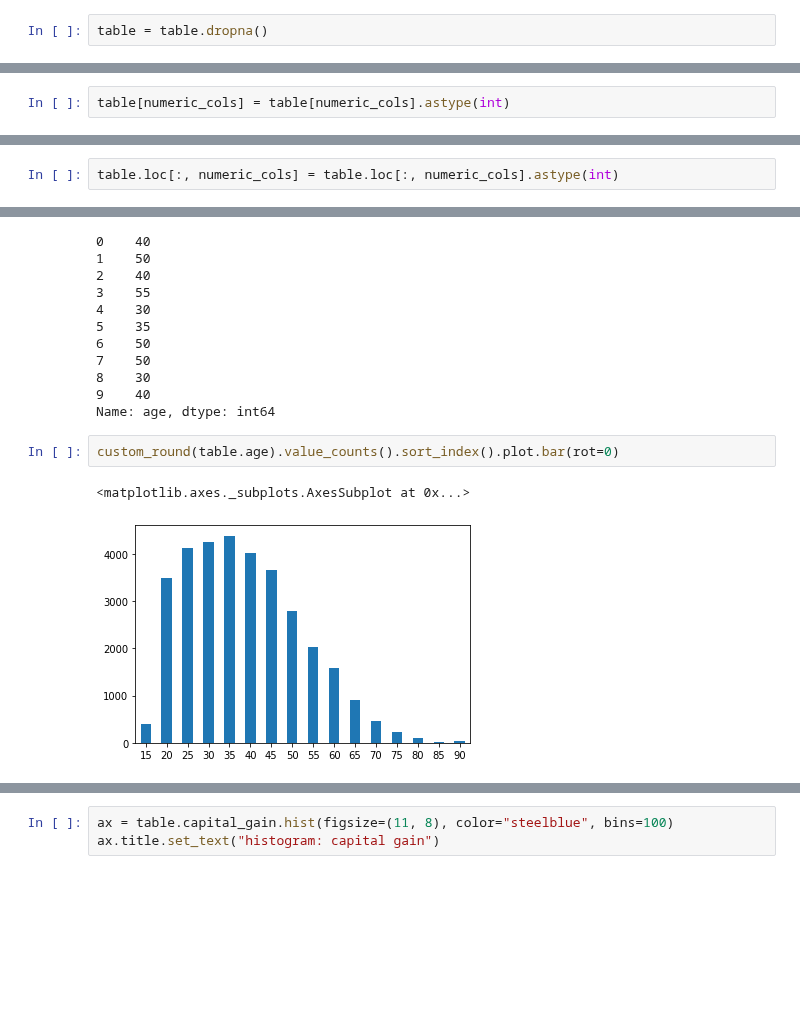
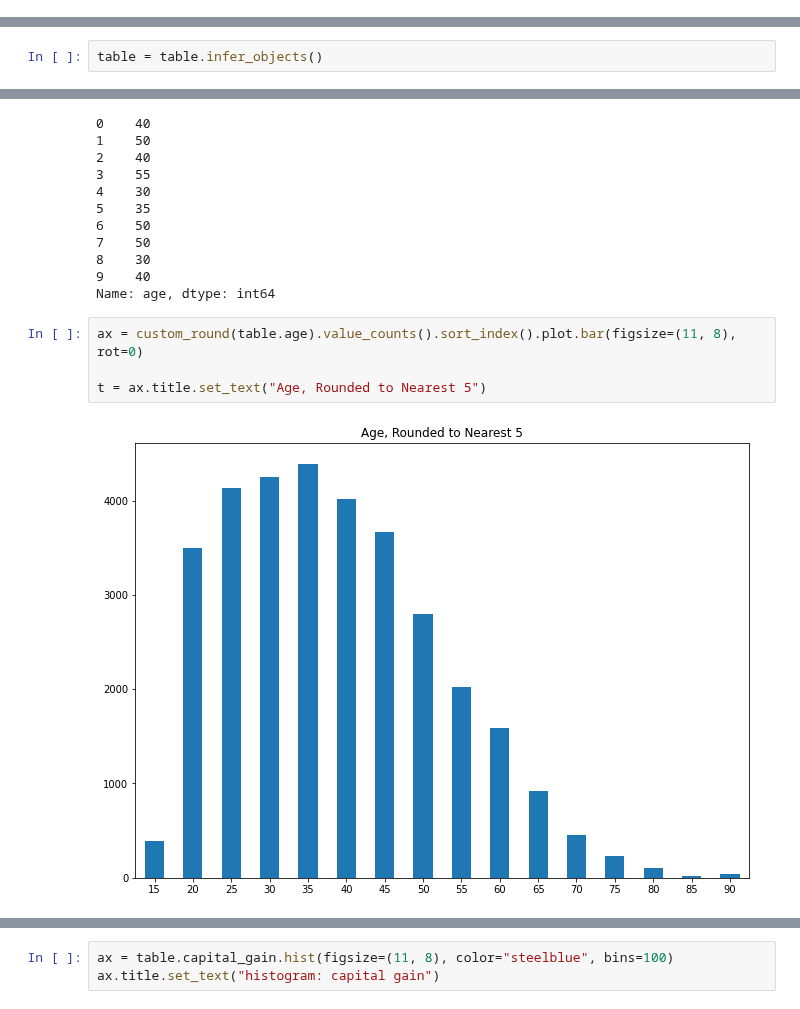
Before and after one commit to lermana/python_fundamentals, a Jupyter notebook: data_science/data_science.ipynb, the cells around one changed output, grey strips where cells are left out. Drawn from its saved outputs; the diff is of its cells as text; blank space fills up the shorter version.

```diff
--- a/data_science/data_science.ipynb
+++ b/data_science/data_science.ipynb
@@ -205,5 +177,3 @@ Nothing - so let's drop. Note that dropping missing data is, generally speaking
-# %%
-table = table.dropna()
 # %% [markdown]
 Now, let's check for duplicates:
 # %%
@@ -393,2 +231,0 @@ table[numeric_cols].head()
-# %%
-table[numeric_cols] = table[numeric_cols].astype(int)
@@ -405,2 +231,0 @@ dtype: object
-# %%
-table.loc[:, numeric_cols] = table.loc[:, numeric_cols].astype(int)
@@ -466,3 +234,5 @@ dtype: object
+# %%
+table = table.infer_objects()
 # %% [markdown]
 ### Data type handling - _boolean_
 
@@ -632,7 +406,8 @@ custom_round(table.age).head(10)
 9    40
 Name: age, dtype: int64
 # %%
-custom_round(table.age).value_counts().sort_index().plot.bar(rot=0)
+ax = custom_round(table.age).value_counts().sort_index().plot.bar(figsize=(11, 8), rot=0)
+
+t = ax.title.set_text("Age, Rounded to Nearest 5")
 # %% [output]
-<matplotlib.axes._subplots.AxesSubplot at 0x...>
-[figure, old version]
+[figure, new version]
```
Also changed, not shown: parts of 143 cells of this notebook, 3 other files.
